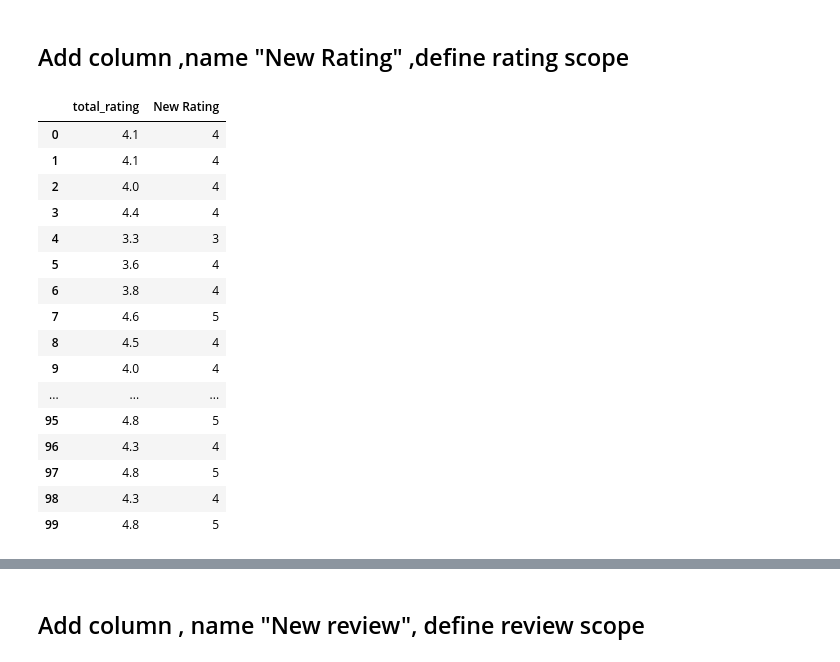
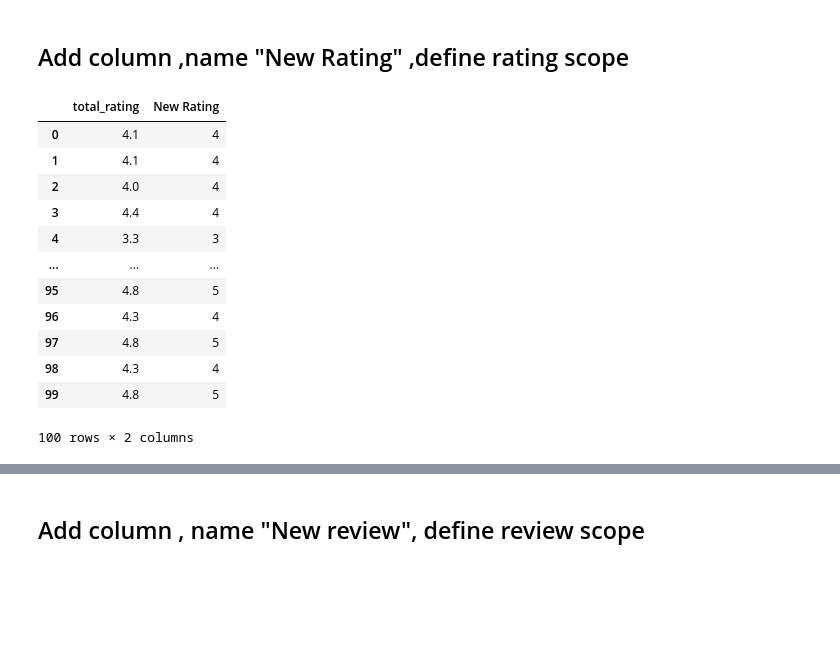
Before and after one commit to DAMA1011/FinalReport, a Jupyter notebook: 餐廳資料二次分析.ipynb, the cells around one changed output, grey strips where cells are left out. Drawn from its saved outputs; the diff is of its cells as text; code cells hidden in the pictures; blank space fills up the shorter version.

```diff
--- a/餐廳資料二次分析.ipynb
+++ b/餐廳資料二次分析.ipynb
@@ -3,7 +5,7 @@ import pandas as pd
 # %% [markdown]
 ## 篩完不必要的類別後剩下的餐廳
 # %%
-dfFilter = pd.read_csv("初步分析後的df/place_info_dataClean.csv")
+dfFilter = pd.read_csv("篩完類別後的餐廳/place_info_final_3.csv")
 pd.set_option('max_colwidth',40)
 pd.set_option('display.max_columns',40)
 print(dfFilter.shape)
@@ -18,2 +17,0 @@ dfFilter.head(2)
-# %%
-dfFilter = dfFilter.drop("Plus Code",axis=1)
@@ -22,3 +17,0 @@ dfFilter = dfFilter.drop("Plus Code",axis=1)
-# %%
-dfFilter.rename(columns={"districtC": "New district"},inplace=True)
-dfFilter.head(10)
@@ -36,0 +20,3 @@ dfFilter.head(10)
+# %%
+dfFilter["New district"] = dfFilter["district"].str.split(" ").str.get(3)
+dfFilter.head(2)
@@ -39,26 +29,22 @@ dfFilter.head(10)
 # %%
 dfFilter["New Rating"] = dfFilter["total_rating"].apply(lambda x : 1 if x<=1.5 else (2 if x<=2.5 else (3 if x<=3.5 else (4 if x<=4.5 else 5))))
 # %%
-pd.set_option("display.max_rows",100)
+# pd.set_option("display.max_rows",100)
 dfFilter[["total_rating","New Rating"]].iloc[0:100,:]
 # %% [output]
 |  | total_rating | New Rating |
 | 0 | 4.1 | 4 |
 | 1 | 4.1 | 4 |
 | 2 | 4.0 | 4 |
 | 3 | 4.4 | 4 |
 | 4 | 3.3 | 3 |
-| 5 | 3.6 | 4 |
-| 6 | 3.8 | 4 |
-| 7 | 4.6 | 5 |
-| 8 | 4.5 | 4 |
-| 9 | 4.0 | 4 |
 | ... | ... | ... |
 | 95 | 4.8 | 5 |
 | 96 | 4.3 | 4 |
 | 97 | 4.8 | 5 |
 | 98 | 4.3 | 4 |
 | 99 | 4.8 | 5 |
+100 rows × 2 columns
 # %%
 dfFilter.head(2)
 # %% [output]
```
Also changed, not shown: parts of 45 cells of this notebook.
